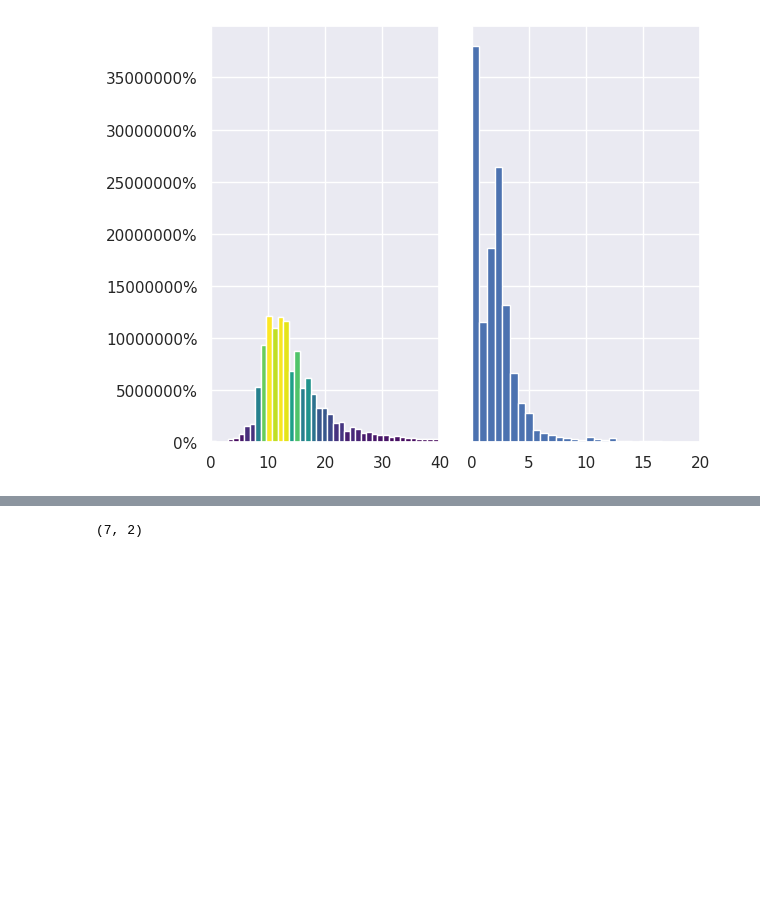
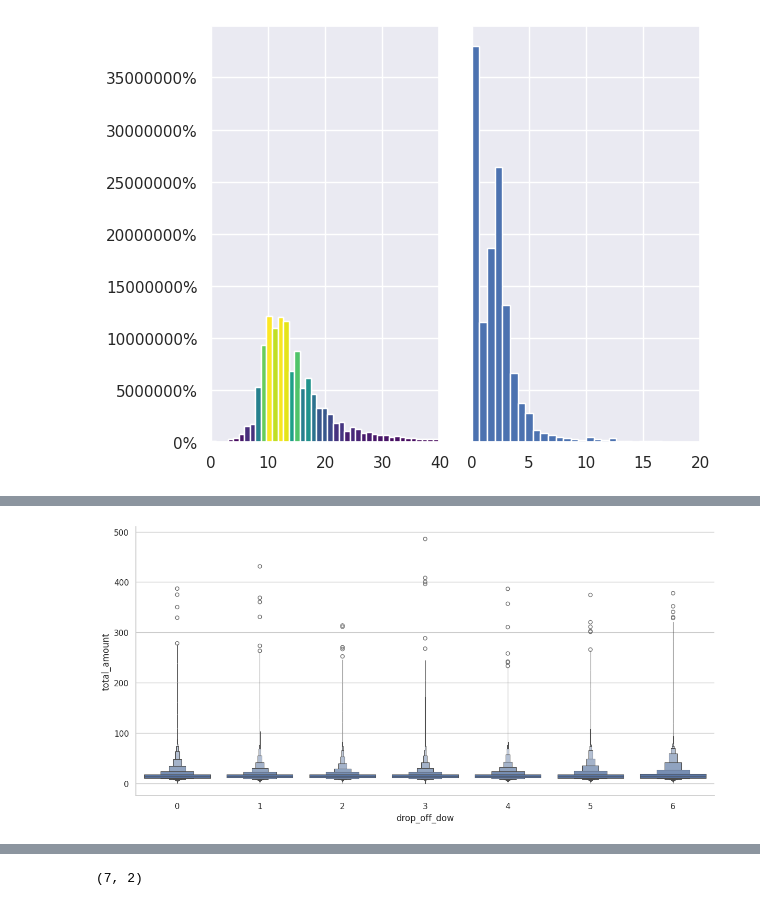
Before and after one commit to inner-outer-space/de-zoomcamp-2024, a Jupyter notebook: week_1_basics_n_setup/docker_sql/data-viz.ipynb, the cells around one changed output, grey strips where cells are left out. Saved outputs shown, nothing was run; the diff lists cells and outputs as text; code cells hidden in the pictures; blank space fills up the shorter version.

```diff
--- a/week_1_basics_n_setup/docker_sql/data-viz.ipynb
+++ b/week_1_basics_n_setup/docker_sql/data-viz.ipynb
@@ -185,0 +257,9 @@ axs[1].yaxis.set_major_formatter(PercentFormatter(xmax=1))
+# %%
+sns.catplot(
+    data=taxi_df.sort_values("drop_off_dow"),
+    x="drop_off_dow", y="total_amount", kind="boxen",
+    height=6, aspect=2  # Adjust height and aspect as needed
+)
+plt.show()
+# %% [output]
+[figure, added]
```
Also changed, not shown: parts of 7 cells of this notebook, 1 other file.
